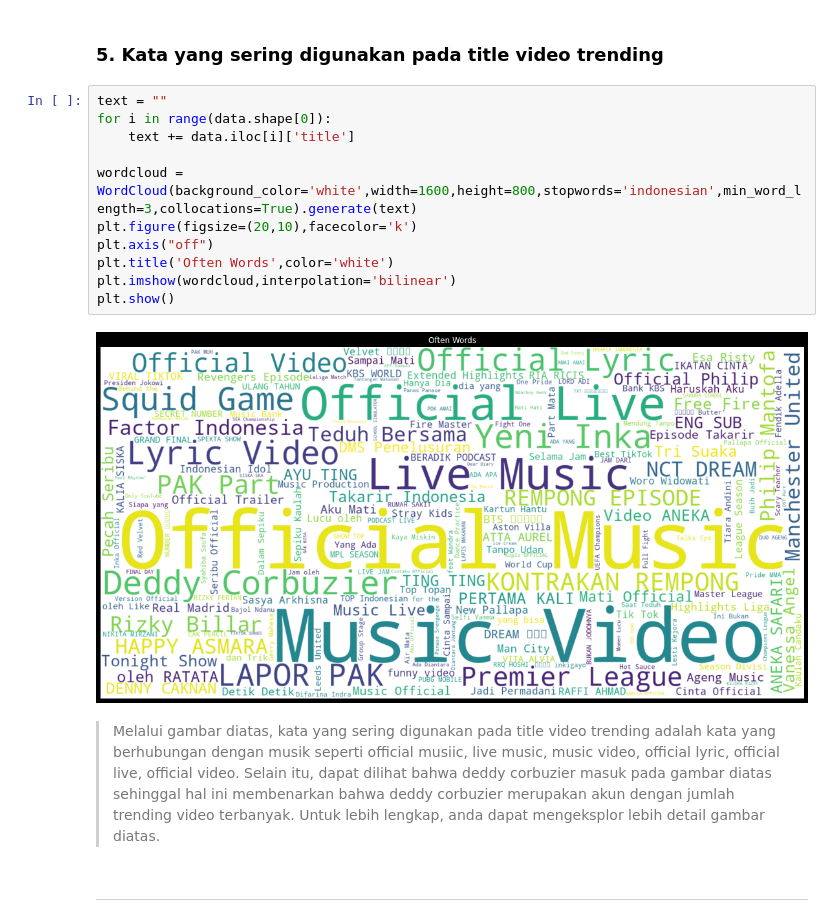
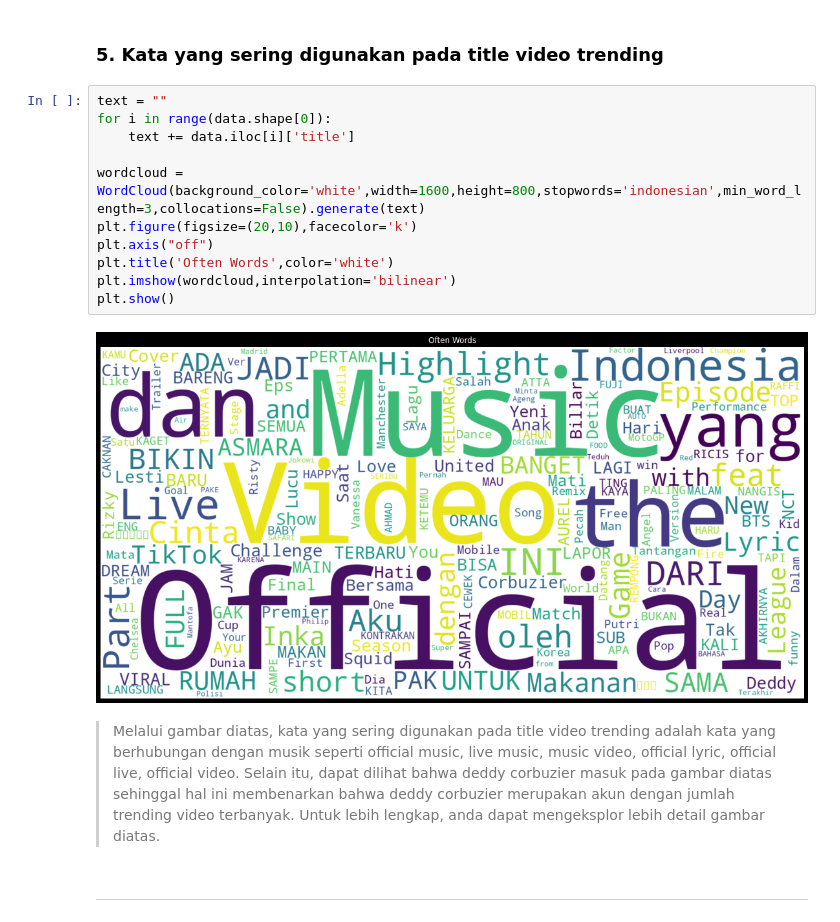
Before and after one commit to nofamex/TA-KASDD, a Jupyter notebook: main.ipynb, the cells around one changed output. Cells and saved outputs as stored; diff of their text form.

Commit message:
refactor: add other paramater for klasifikasi and change collocations

```diff
--- a/main.ipynb
+++ b/main.ipynb
@@ -503,18 +505,18 @@ rata-rata waktu yang dibutuhkan untuk trending adalah: 6 days, 22:01:28.855256
 # %%
 text = ""
 for i in range(data.shape[0]):
     text += data.iloc[i]['title']
 
-wordcloud = WordCloud(background_color='white',width=1600,height=800,stopwords='indonesian',min_word_length=3,collocations=True).generate(text)
+wordcloud = WordCloud(background_color='white',width=1600,height=800,stopwords='indonesian',min_word_length=3,collocations=False).generate(text)
 plt.figure(figsize=(20,10),facecolor='k')
 plt.axis("off")
 plt.title('Often Words',color='white')
 plt.imshow(wordcloud,interpolation='bilinear')
 plt.show()
 # %% [output]
-[figure, old version]
+[figure, new version]
 # %% [markdown]
-> Melalui gambar diatas, kata yang sering digunakan pada title video trending adalah kata yang berhubungan dengan musik seperti official musiic, live music, music video, official lyric, official live, official video. Selain itu, dapat dilihat bahwa deddy corbuzier masuk pada gambar diatas sehinggal hal ini membenarkan bahwa deddy corbuzier merupakan akun dengan jumlah trending video terbanyak. Untuk lebih lengkap, anda dapat mengeksplor lebih detail gambar diatas.
+> Melalui gambar diatas, kata yang sering digunakan pada title video trending adalah kata yang berhubungan dengan musik seperti official music, live music, music video, official lyric, official live, official video. Selain itu, dapat dilihat bahwa deddy corbuzier masuk pada gambar diatas sehinggal hal ini membenarkan bahwa deddy corbuzier merupakan akun dengan jumlah trending video terbanyak. Untuk lebih lengkap, anda dapat mengeksplor lebih detail gambar diatas.
 # %% [markdown]
 ___
 # %% [markdown]
```
Also changed, not shown: parts of 33 cells of this notebook.
